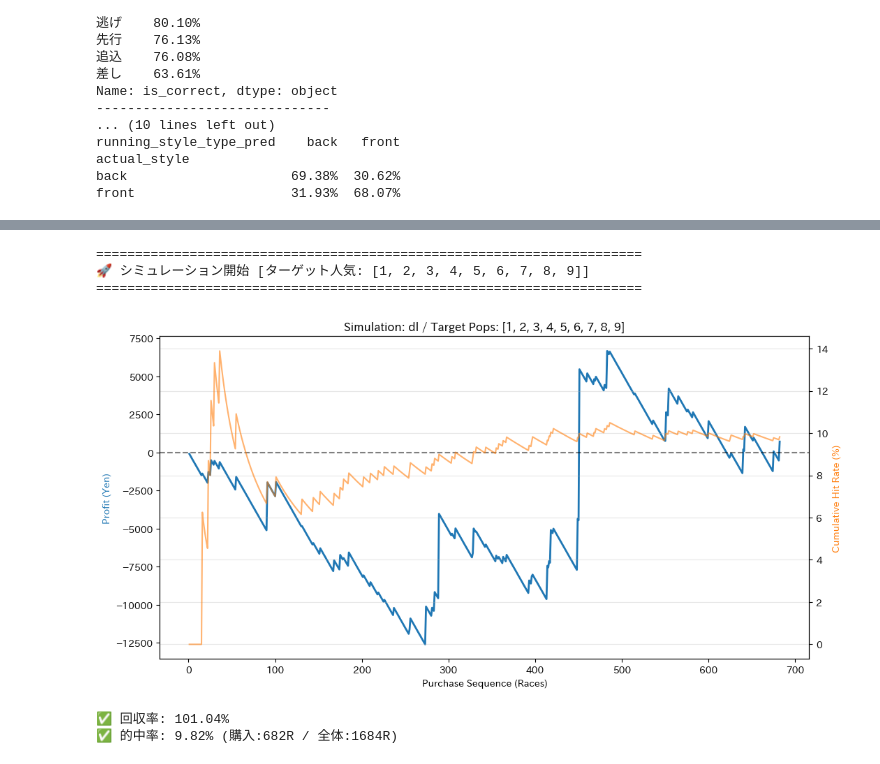
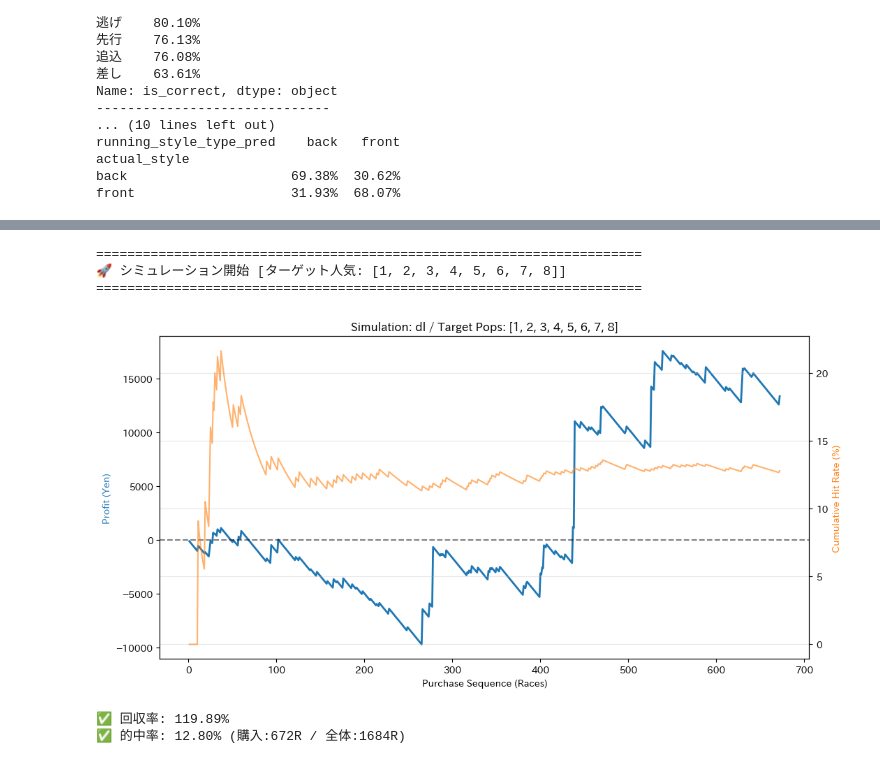
Before and after one commit to anniereon/keiba_ml, a Jupyter notebook: 通過順位の予想データを使う.ipynb, the cells around one changed output, grey strips where cells are left out. Cells and saved outputs as stored; diff of their text form; code cells hidden in the pictures.

```diff
--- a/通過順位の予想データを使う.ipynb
+++ b/通過順位の予想データを使う.ipynb
@@ -536,17 +562,17 @@ XGBoost              2151         775   36.03   76.34
 # ===============================================================
 # 🏇 設定変数（ここを調整してください）
 # ===============================================================
-PROB_SOURCE = "dl"
+PROB_SOURCE = "dl" # "xgb" or "dl" or "ensemble"
 USE_STRICT_AGREEMENT = False
 CANDIDATE_SELECT_BY = "win_prob"  # "win_prob" or "expected_value"
-num_candidates = 9
+num_candidates = 8
 
 # --- 【新設定】購入対象とする人気のリスト ---
 # 例: [1, 2, 3] なら上位、[4, 5, 6, 7, 8] なら中穴など
-TARGET_POPULARITIES = [1, 2, 3, 4, 5, 6, 7, 8, 9]
+TARGET_POPULARITIES = [1, 2, 3, 4, 5, 6, 7, 8]
 
 BET_STRATEGY = "edge"  # "dutching" or "edge"
-AVOID_NEGATIVE_RETURN = True
+AVOID_NEGATIVE_RETURN = False
 RE_CALC_BY_EXCLUDING = True
 
 # 8頭
@@ -585,7 +611,7 @@ print(f"🚀 シミュレーション開始 [ターゲット人気: {TARGET_POPU
 print("="*70)
 
 num_simulations = 1000
-bet_total_limit = 100
+bet_per_race = 100
 all_unique_races = wf_all_xgb["race_id"].unique()
 # 学習データを除外した真のテストデータのみを対象
 target_races = all_unique_races[num_train_races:]
@@ -593,11 +619,13 @@ mc_bet_results = []
 all_horses_log = []
 
 for rid in tqdm(target_races, desc="Monte Carlo Simulating"):
-    race_df = wf_all_xgb[wf_all_xgb["race_id"] == rid].copy()
-    if len(race_df) == 0: continue
+
+    race_df = wf_all_xgb[wf_all_xgb["race_id"] == rid].copy() # 対象レースに絞る
+    if len(race_df) == 0:
+        continue
 
     # --- A/B. 優勝率・期待値算出 ---
-    h_nums = race_df["horse_number"].values
+    h_nums = race_df["horse_number"].values # 馬番のリスト
 
     # XGB
     win_counts_xgb = {h: 0 for h in h_nums}
@@ -626,38 +654,41 @@ for rid in tqdm(target_races, desc="Monte Carlo Simulating"):
         race_df["expected_value"] = (race_df["ev_xgb"] + race_df["ev_dl"]) / 2
         race_df["win_prob_sim"] = ((race_df["horse_number"].map(win_counts_xgb) + race_df["horse_number"].map(win_counts_dl)) / 2) / num_simulations
 
-    # --- D. 購入候補選定 ---
+    # --- D. 購入候補選定（期待値の閾値を超えている馬に絞る + 対象人気に絞る） ---
     race_df["ev_threshold"] = race_df["popularity"].apply(lambda p: EV_THRESHOLD_MAP.get(p, EV_THRESHOLD_MAP["default"]))
-
-    # 【改修点】期待値閾値 ＋ 人気リスト一致の判定
     mask = (race_df["expected_value"] > race_df["ev_threshold"]) & (race_df["popularity"].isin(TARGET_POPULARITIES))
 
+    # ensembleでUSE_STRICT_AGREEMENTをTrueに設定している場合、どちらのモデルでも期待値が1を超えているものに絞る
     if USE_STRICT_AGREEMENT:
         mask = mask & (race_df["ev_xgb"] > 1.0) & (race_df["ev_dl"] > 1.0)
 
     sort_column = "win_prob_sim" if CANDIDATE_SELECT_BY == "win_prob" else "expected_value"
     ev_candidates = race_df[mask].sort_values(sort_column, ascending=False).head(num_candidates).copy()
 
-    # --- E. 合成オッズ除外・資金配分 ---
+    # --- E. 合成オッズが1未満の場合はオッズが低い馬から除外 ---
     if not ev_candidates.empty and AVOID_NEGATIVE_RETURN:
         while not ev_candidates.empty:
             total_inv_odds = (1.0 / ev_candidates["odds"]).sum()
-            if (1.0 / total_inv_odds) >= 1.0: break
+            if (1.0 / total_inv_odds) >= 1.0:
+                break
             if RE_CALC_BY_EXCLUDING:
                 ev_candidates = ev_candidates.drop(ev_candidates["odds"].idxmin())
             else:
                 ev_candidates = ev_candidates.iloc[0:0]; break
 
+    # --- F. 資金配分 ---
     race_df["is_purchased"] = False
     race_df["bet_amount"] = 0.0
     if not ev_candidates.empty:
-        inv_odds = 1.0 / ev_candidates["odds"]
         if BET_STRATEGY == "dutching":
-            amounts = (inv_odds / inv_odds.sum()) * bet_total_limit
-        else: # edge
+            inv_odds = 1.0 / ev_candidates["odds"]
+            amounts = (inv_odds / inv_odds.sum()) * bet_per_race
+        elif BET_STRATEGY == "edge":
             edge = ev_candidates["expected_value"] - 1.0
-            amounts = (edge / (edge.sum() if edge.sum() != 0 else 1)) * bet_total_limit
-
+            if edge.sum() > 0:
+                amounts = (edge / edge.sum()) * bet_per_race
+            else:
+                amounts = edge * 0
         for i, (idx, row) in enumerate(ev_candidates.iterrows()):
             race_df.loc[race_df["horse_number"] == row["horse_number"], ["is_purchased", "bet_amount"]] = [True, amounts.iloc[i]]
 
@@ -674,37 +705,37 @@ if mc_bet_results:
     df_res = pd.concat(mc_bet_results)
     # レース単位の集計
     race_summary = df_res.groupby("race_id").agg({"bet_amount": "sum", "payout": "sum"}).reset_index()
     race_summary["cumulative_profit"] = (race_summary["payout"] - race_summary["bet_amount"]).cumsum()
     race_summary["hit_rate"] = ((race_summary["payout"] > 0).astype(int).cumsum() / (race_summary.index + 1)) * 100
 
     # グラフ表示
     fig, ax1 = plt.subplots(figsize=(12, 6))
     x = range(1, len(race_summary) + 1)
 
     ax1.plot(x, race_summary["cumulative_profit"], color="tab:blue", label="Cumulative Profit", linewidth=2)
     ax1.set_xlabel("Purchase Sequence (Races)")
     ax1.set_ylabel("Profit (Yen)", color="tab:blue")
     ax1.axhline(0, color='black', linestyle='--', alpha=0.5)
 
     ax2 = ax1.twinx()
     ax2.plot(x, race_summary["hit_rate"], color="tab:orange", label="Hit Rate", alpha=0.6)
     ax2.set_ylabel("Cumulative Hit Rate (%)", color="tab:orange")
 
     plt.title(f"Simulation: {PROB_SOURCE} / Target Pops: {TARGET_POPULARITIES}")
     plt.grid(True, alpha=0.3)
     plt.show()
 
     print(f"\n✅ 回収率: {df_res['payout'].sum() / df_res['bet_amount'].sum() * 100:.2f}%")
     print(f"✅ 的中率: {race_summary['hit_rate'].iloc[-1]:.2f}% (購入:{len(race_summary)}R / 全体:{len(target_races)}R)")
 else:
     print("\n❌ 条件に合う馬が見つかりませんでした。")
 # %% [output]
 ======================================================================
-🚀 シミュレーション開始 [ターゲット人気: [1, 2, 3, 4, 5, 6, 7, 8, 9]]
+🚀 シミュレーション開始 [ターゲット人気: [1, 2, 3, 4, 5, 6, 7, 8]]
 ======================================================================
-[figure, old version]
+[figure, new version]
-✅ 回収率: 101.04%
-✅ 的中率: 9.82% (購入:682R / 全体:1684R)
+✅ 回収率: 119.89%
+✅ 的中率: 12.80% (購入:672R / 全体:1684R)
 # %%
 # ===============================================================
 # 📊 【改修版】戦略別・人気別成績レポート（独立出力形式）
```
Also changed, not shown: parts of 3 cells of this notebook.
